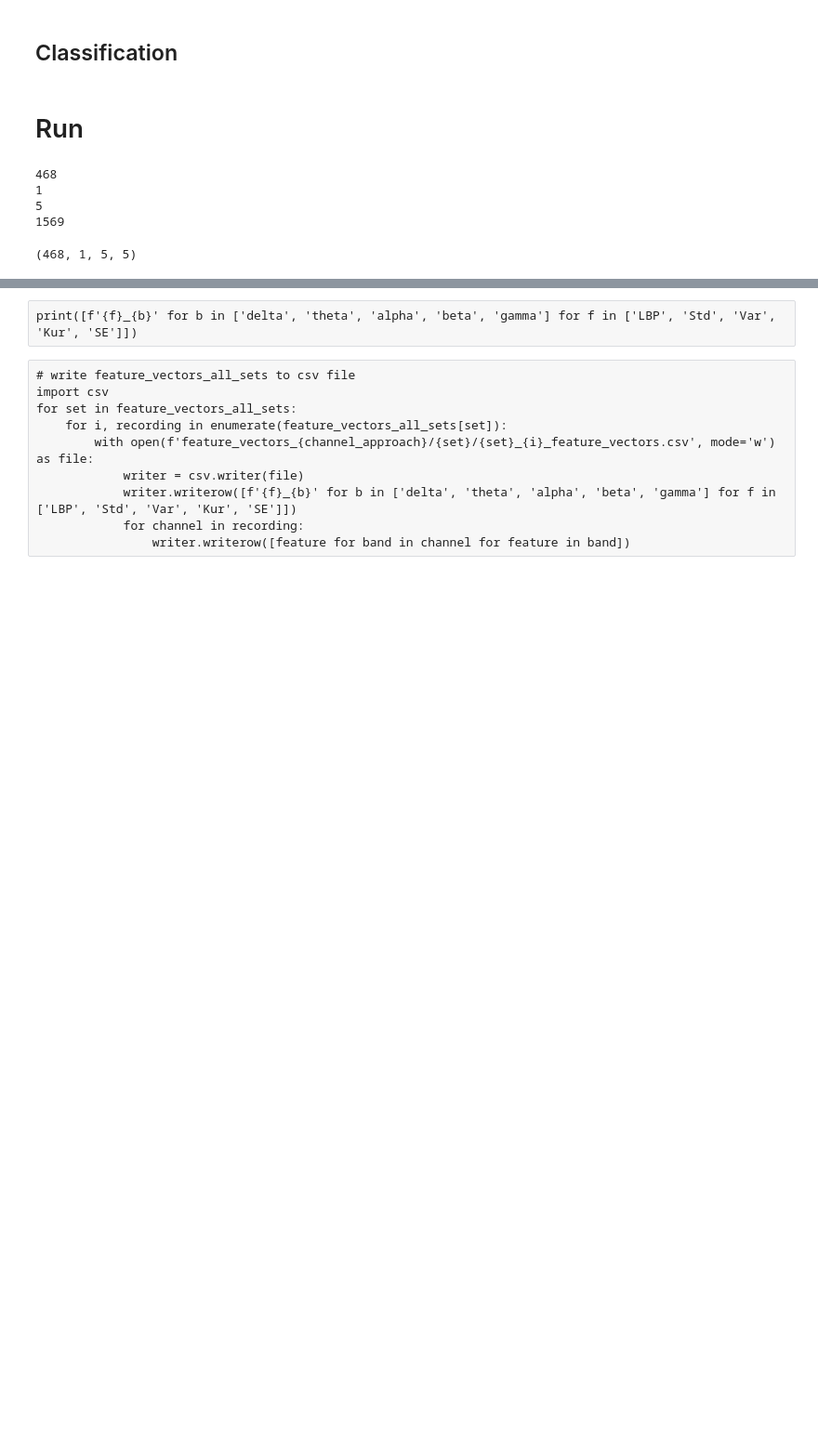
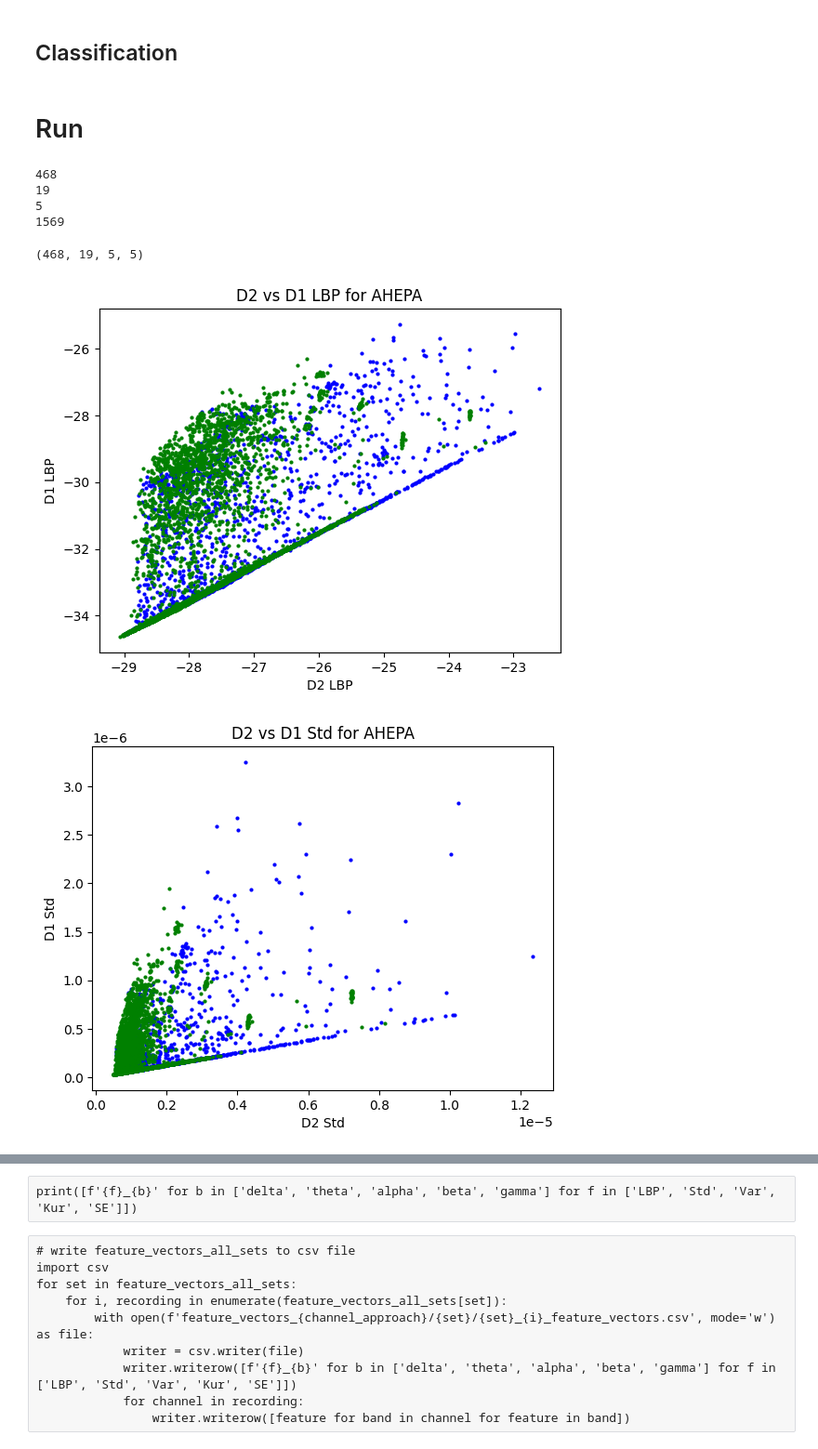
Before and after one commit to byung806/EEG-Classification, a Jupyter notebook: eeg_spatial.ipynb, the cells around one changed output, grey strips where cells are left out. Shown at 93% size. Saved outputs shown, nothing was run; the diff lists cells and outputs as text; code cells hidden in the pictures; blank space fills up the shorter version.

Commit message:
Graph features

```diff
--- a/eeg_spatial.ipynb
+++ b/eeg_spatial.ipynb
@@ -353,12 +333,14 @@ def knn(X_train, y_train, X_test, y_test, k):
 # %% [markdown]
 # Run
 # %%
+# ------------------ CONSTANTS ------------------
 # Which dataset to use
 dataset: Literal['AHEPA', 'BONN'] = 'AHEPA'
 disease: Literal['F', 'A'] = 'F'
 
 # Whether to use the average of all channels or each channel individually when computing DWT
-channel_approach: Literal['average', 'each'] = 'average'
+channel_approach: Literal['average', 'each'] = 'each'
+
 
 # ------------------ AHEPA ------------------
 if dataset == 'AHEPA':
@@ -382,6 +366,8 @@ for set in raws_all_categories:
         epochs = mne.make_fixed_length_epochs(raw, duration=segment_length)
         raws_all_categories[set][i] = epochs
 # %%
+# Apply Discrete Wavelet Transform to the data
+
 dwt_outputs_all_sets = discrete_wavelet_transform(raws_all_categories, channel_approach=channel_approach)
 
 print(len(dwt_outputs_all_sets['C']))          # num recordings
@@ -390,7 +376,7 @@ print(len(dwt_outputs_all_sets['C'][0][0]))    # num freq bands
 print(len(dwt_outputs_all_sets['C'][0][0][0])) # num data points
 # %% [output]
 468
-1
+19
 5
 1569
 # %%
@@ -398,4 +384,18 @@ feature_vectors_all_sets = get_feature_vectors_all_sets(dwt_outputs_all_sets)
 
 print(feature_vectors_all_sets['C'].shape)          # num recordings, num channels, num freq bands, num features
 # %% [output]
-(468, 1, 5, 5)
+(468, 19, 5, 5)
+# %%
+# Graph features & their individual impact?
+
+for feature in ['LBP', 'Std', 'Var', 'Kur', 'SE']:
+    graph_feature_vectors(
+        dataset,
+        feature_vectors_all_sets,
+        band_x='D2',
+        band_y='D1',
+        feature=feature,
+    )
+# %% [output]
+[figure, added]
+[figure, added]
```
Also changed, not shown: parts of 5 cells of this notebook, 5 other files.
